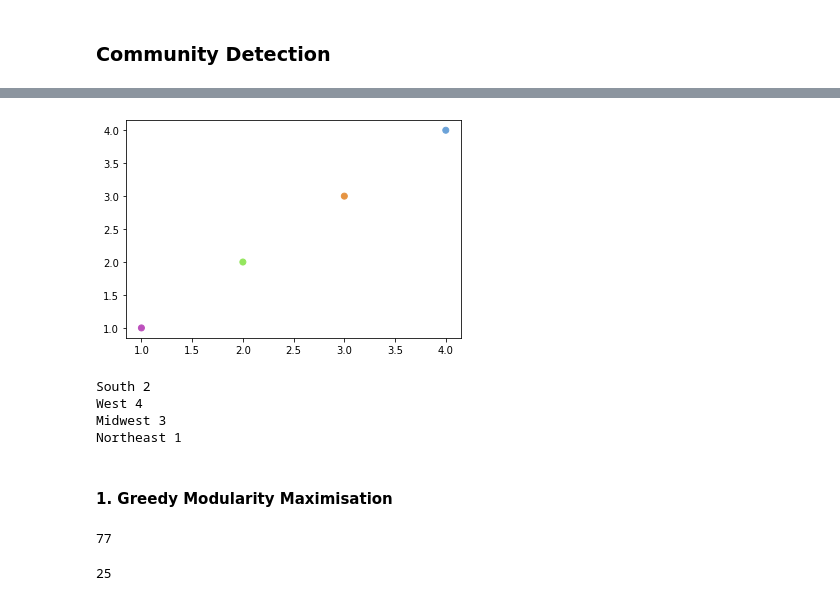
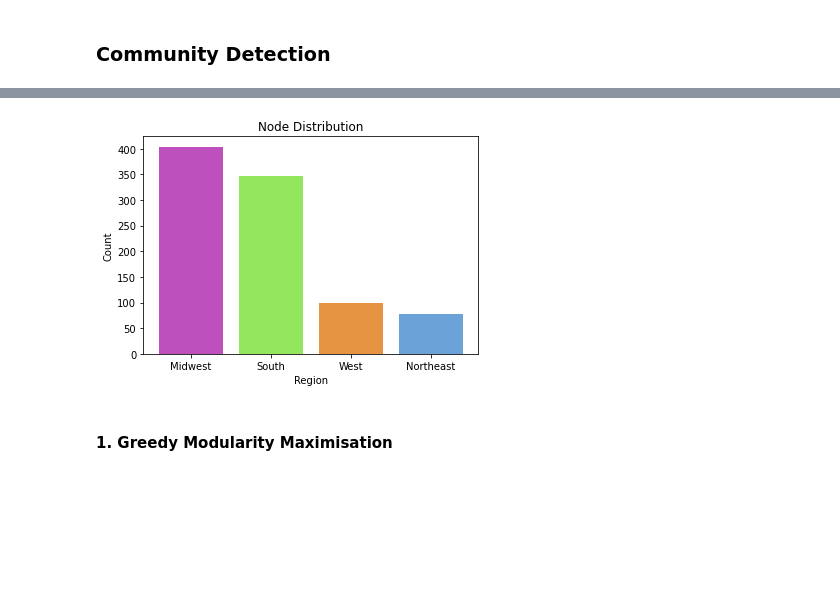
Before and after one commit to samar14641/covid-us-networks, a Jupyter notebook: community_detection.ipynb, the cells around one changed output, grey strips where cells are left out. Saved outputs shown, nothing was run; the diff lists cells and outputs as text; code cells hidden in the pictures; blank space fills up the shorter version.

Commit message:
cleaned up greedy modularity maximisation

```diff
--- a/community_detection.ipynb
+++ b/community_detection.ipynb
@@ -90,34 +91,15 @@ plt.close()
-# %%
-cols = list(set(node_colour_region))
-pts_x, pts_y = [i for i in range(1, len(cols) + 1)], [i for i in range(1, len(cols) + 1)]
-
-plt.scatter(pts_x, pts_y, c = cols)
-plt.show()
-plt.close()
-# %% [output]
-[figure, removed]
-# %%
-counts = set()
-for i in G.nodes:
-    if REGION_MAP[G.nodes[i]['Region']] not in counts:
-        print(G.nodes[i]['Region'], REGION_MAP[G.nodes[i]['Region']])
-        counts.add(REGION_MAP[G.nodes[i]['Region']])
-    if len(counts) == 4:
-        break
-# %% [output]
-South 2
-West 4
-Midwest 3
-Northeast 1
+# %%
+s = pd.Series([G.nodes[i]['Region'] for i in G.nodes]).value_counts()
+s = pd.DataFrame(s).reset_index().rename(columns = {'index': 'region', 0: 'count'})
+
+for i in range(len(s)):
+    plt.bar(s.loc[i, 'region'], s.loc[i]['count'], color = get_colour(REGION_MAP[s.loc[i, 'region']]))
+plt.title('Node Distribution')
+plt.xlabel('Region')
+plt.ylabel('Count')
+plt.show()
+plt.close()
+# %% [output]
+[figure, added]
 # %% [markdown]
 #### 1. Greedy Modularity Maximisation
-# %%
-gmm_com = nxc.greedy_modularity_communities(G, 'weight')
-len(gmm_com)
-# %% [output]
-77
-# %%
-filtered_gmm_com = [c for c in gmm_com if len(c) > 4]
-len(filtered_gmm_com)
-# %% [output]
-25
```
Also changed, not shown: parts of 8 cells of this notebook.
